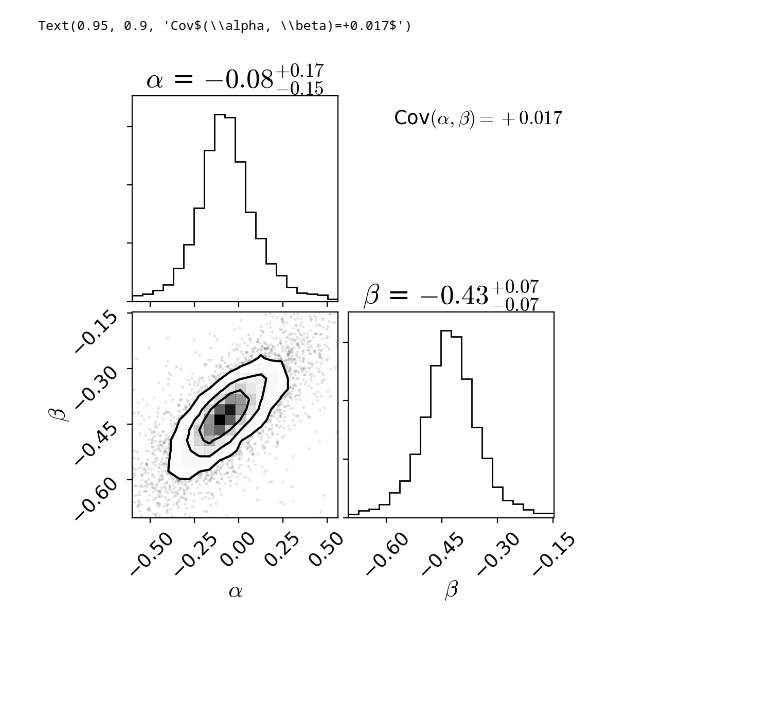
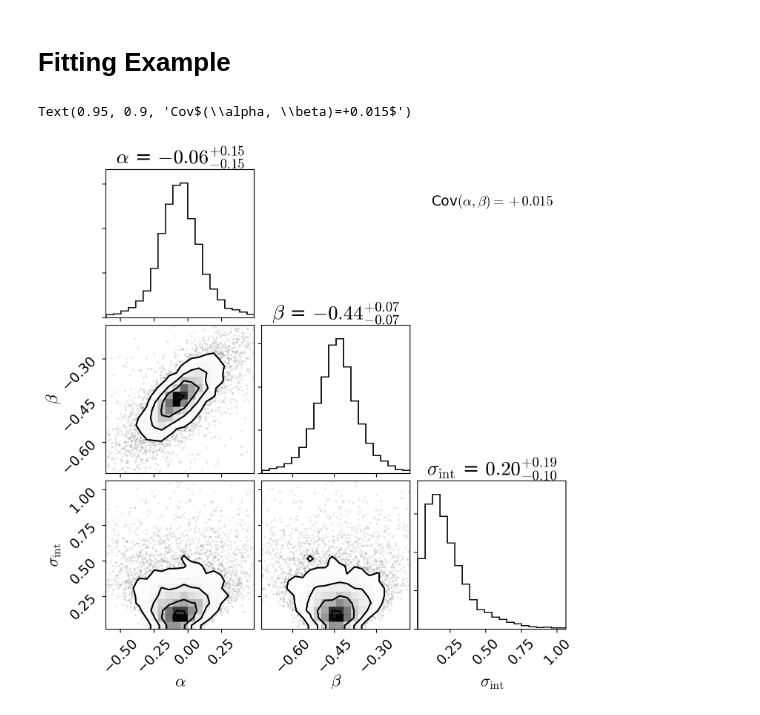
Before and after one commit to changgoo/tigress-wind-figureset, a Jupyter notebook: tables/Example_scripts.ipynb, the cells around one changed output. Drawn from its saved outputs; the diff is of its cells as text; code cells hidden in the pictures; blank space fills up the shorter version.

Commit message:
Update table and notebook

```diff
--- a/tables/Example_scripts.ipynb
+++ b/tables/Example_scripts.ipynb
@@ -24,0 +27,14 @@ if not os.path.isfile('./table-std.ecsv'):
+# %%
+# add additional time scales for Table 2
+import astropy.constants as ac
+import astropy.units as au
+tmean['torb']=(2*np.pi/tmean['Omega_0'].quantity).to('Myr')
+tmean['tosca']=(2*np.pi/np.sqrt(4*np.pi*ac.G*tmean['rho_tot'].quantity)).to('Myr')
+tmean['toscn']=(2.0*np.pi*tmean['H'].quantity/tmean['sigma_eff'].quantity).to('Myr')
+
+
+# set format for more compact display
+for k in tmean.keys():
+    if tmean[k].info.dtype == 'float64':
+        tmean[k].info.format = '15.2g'
+        if k in terr: terr[k].info.format = '15.2g'
@@ -24,0 +124,9 @@ if not os.path.isfile('./table-std.ecsv'):
+# %%
+table1_varlist=['model','Sigma_gas0','Sigma_star','rho_dm','Omega_0','z_star','R_0']
+for k in table1_varlist:
+    if tmean[k].info.dtype == 'float64':
+        tmean[k].info.format = '15.3g'
+
+tbl1=tmean[(tmean['z']=='H') & (tmean['phase']=='whole') ][table1_varlist]
+
+tbl1.show_in_notebook()
@@ -88,0 +635,2 @@ plt.tight_layout()
+# %%
+tmean['rho_sd']=tmean['Sigma_star'].quantity/(2*tmean['z_star'].quantity)+tmean['rho_dm'].quantity
@@ -89,7 +687,9 @@ plt.tight_layout()
+# %% [markdown]
+# Fitting Example
 # %%
 # re-fitting with linmix
 # note that the refitting will not give the identical posterior distributions
-# reported in the paper (Table 5), but should be consistent
+# reported in the paper (Table 5), but should be statistically consistent
 import linmix
 
 ph='cool'
@@ -102,8 +702,8 @@ yfield='mass_loading'
 idx=(tmean['phase'] == ph) & (tmean['z'] == z)
 xmean = tmean[idx][xfield]
 ymean = tmean[idx][yfield]
-xstd = tstd[idx][xfield]
-ystd = tstd[idx][yfield]
+xstd = terr[idx][xfield]
+ystd = terr[idx][yfield]
 xlog=np.log10(xmean)
 ylog=np.log10(ymean)
 xlogstd= xstd/xmean/np.log(10)
@@ -131,12 +731,13 @@ import corner
 # %%
 chain=lm.chain
 cov=np.cov(chain['alpha'],chain['beta'])[1,0]
 r1=np.quantile(chain['alpha'],[0.01,0.99])
 r2=np.quantile(chain['beta'],[0.01,0.99])
-f=corner.corner(np.array([chain['alpha'],chain['beta']]).T,range=[r1,r2],
-                show_titles=True,labels=[r'$\alpha$',r'$\beta$'],)
+r3=np.quantile(np.sqrt(chain['sigsqr']),[0.01,0.99])
+f=corner.corner(np.array([chain['alpha'],chain['beta'],np.sqrt(chain['sigsqr'])]).T,range=[r1,r2,r3],
+                show_titles=True,labels=[r'$\alpha$',r'$\beta$',r'$\sigma_{\rm int}$'],)
 plt.annotate('Cov'+r'$(\alpha, \beta)={:+.3f}$'.format(cov),
              (0.95,0.9),xycoords='figure fraction',ha='right',va='top',fontsize='small')
 # %% [output]
-Text(0.95, 0.9, 'Cov$(\\alpha, \\beta)=+0.017$')
+Text(0.95, 0.9, 'Cov$(\\alpha, \\beta)=+0.015$')
-[figure, old version]
+[figure, new version]
```
Also changed, not shown: parts of 35 cells of this notebook, 3 other files.
